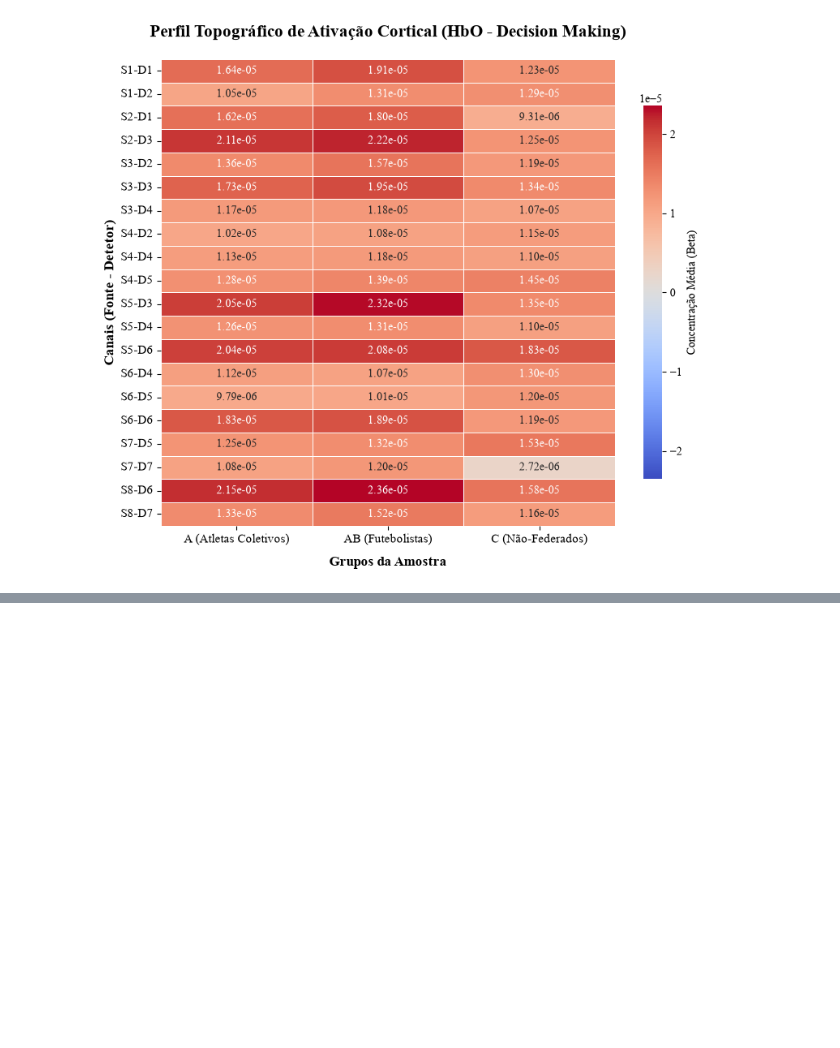
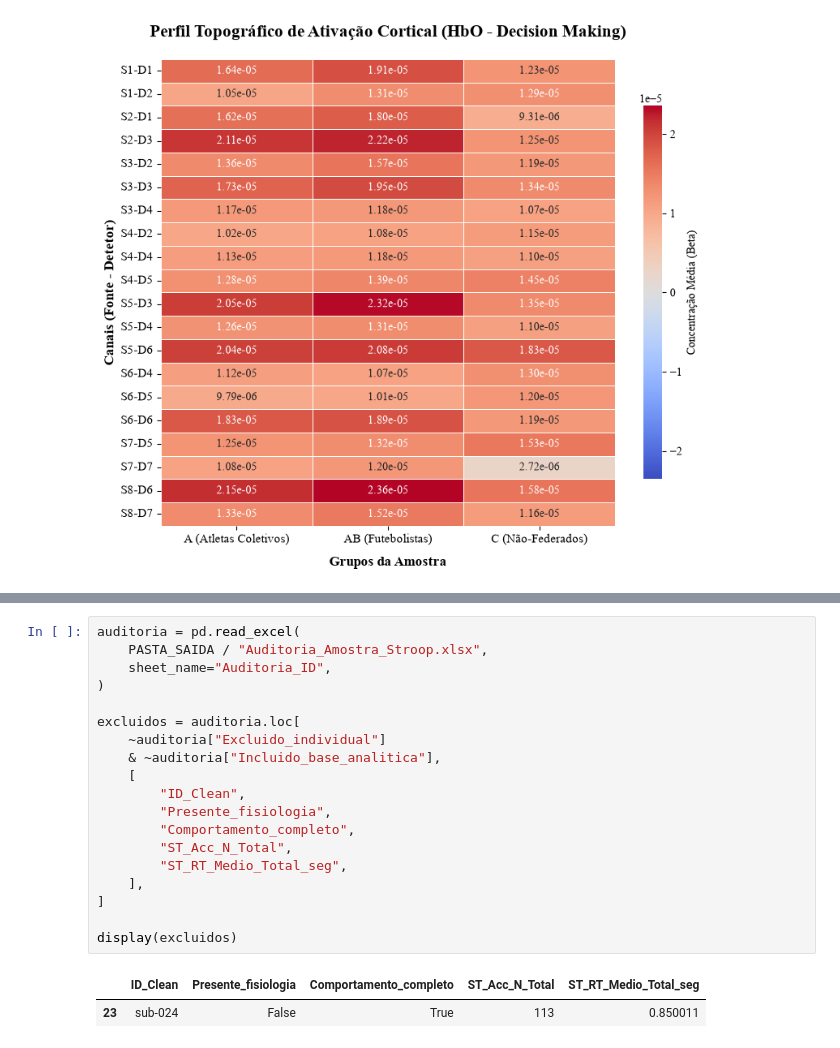
Before and after one commit to brunodireito/NIRS-UC-UMAD, a Jupyter notebook: scripts/9.a_inferencia neurofisiologica.ipynb, the cells around one changed output, grey strips where cells are left out. Cells and saved outputs as stored; diff of their text form; blank space fills up the shorter version.

```diff
--- a/scripts/9.a_inferencia neurofisiologica.ipynb
+++ b/scripts/9.a_inferencia neurofisiologica.ipynb
@@ -1492,0 +3153,22 @@ Heatmap Cortical (Decision Making) exportado com sucesso para: C:\Users\guilh\Do
+# %%
+auditoria = pd.read_excel(
+    PASTA_SAIDA / "Auditoria_Amostra_Stroop.xlsx",
+    sheet_name="Auditoria_ID",
+)
+
+excluidos = auditoria.loc[
+    ~auditoria["Excluido_individual"]
+    & ~auditoria["Incluido_base_analitica"],
+    [
+        "ID_Clean",
+        "Presente_fisiologia",
+        "Comportamento_completo",
+        "ST_Acc_N_Total",
+        "ST_RT_Medio_Total_seg",
+    ],
+]
+
+display(excluidos)
+# %% [output]
+|  | ID_Clean | Presente_fisiologia | Comportamento_completo | ST_Acc_N_Total | ST_RT_Medio_Total_seg |
+| 23 | sub-024 | False | True | 113 | 0.850011 |
```
Also changed, not shown: parts of 15 cells of this notebook, 3 other files.
